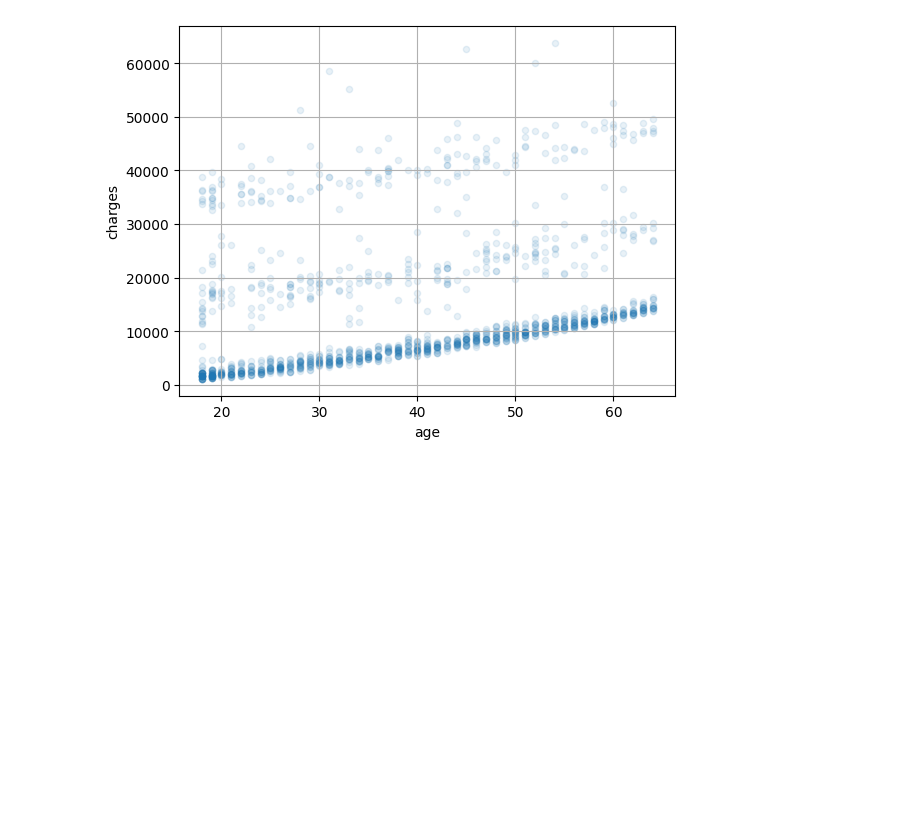
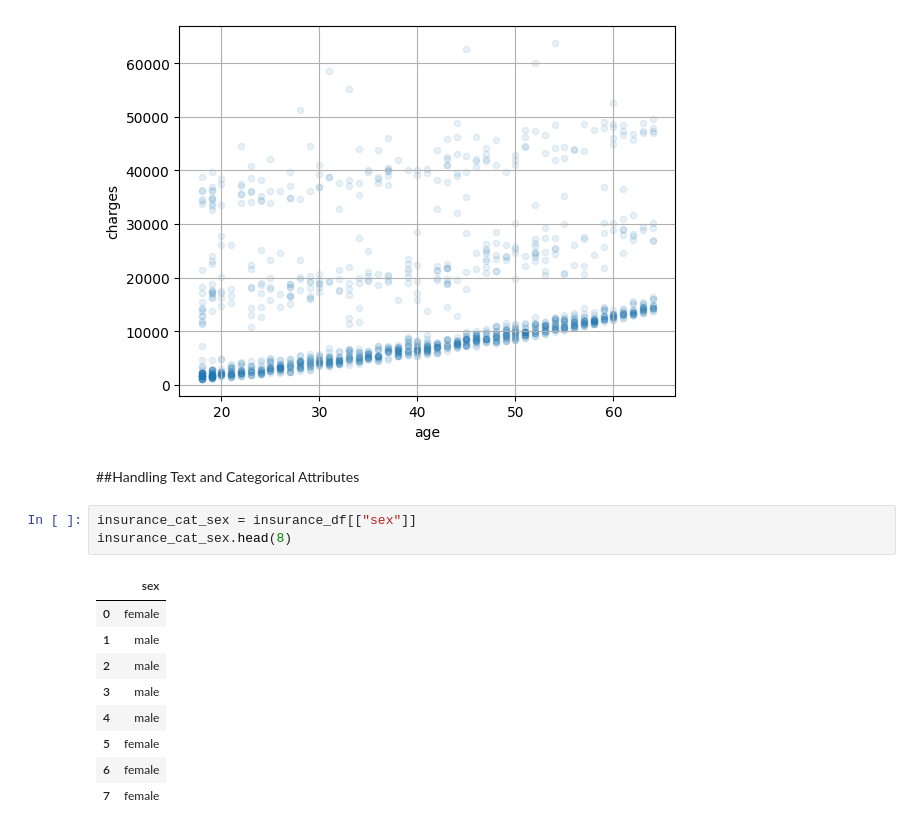
Before and after one commit to rajarajeswarir/Hands-on-Machine-Learning, a Jupyter notebook: Insurance_Cost_Prediction.ipynb, the cells around one changed output. Saved outputs shown, nothing was run; the diff lists cells and outputs as text; blank space fills up the shorter version.

```diff
--- a/Insurance_Cost_Prediction.ipynb
+++ b/Insurance_Cost_Prediction.ipynb
@@ -151,3 +151,18 @@ insurance_df.plot(kind="scatter", x="age", y="charges", alpha=0.1, grid=True)
 plt.show()
 # %% [output]
 [figure]
+# %% [markdown]
+##Handling Text and Categorical Attributes
+# %%
+insurance_cat_sex = insurance_df[["sex"]]
+insurance_cat_sex.head(8)
+# %% [output]
+|  | sex |
+| 0 | female |
+| 1 | male |
+| 2 | male |
+| 3 | male |
+| 4 | male |
+| 5 | female |
+| 6 | female |
+| 7 | female |
```
Also changed, not shown: parts of 2 cells of this notebook.
